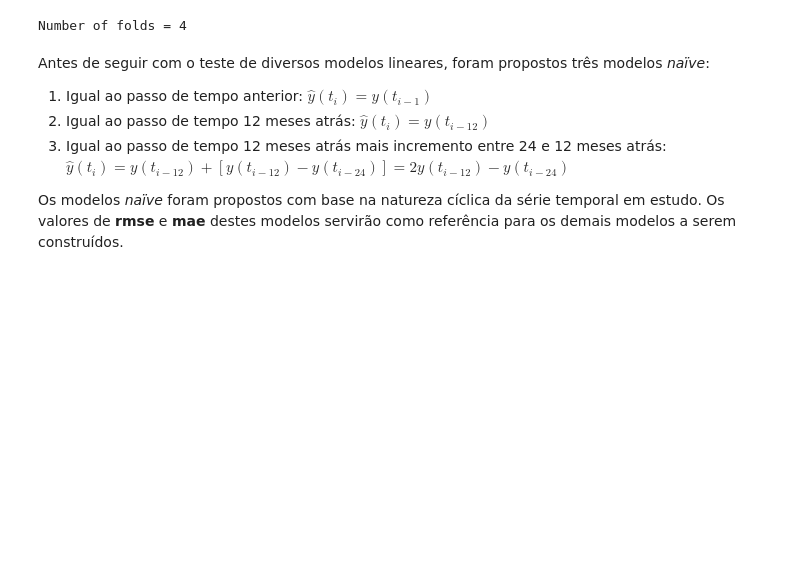
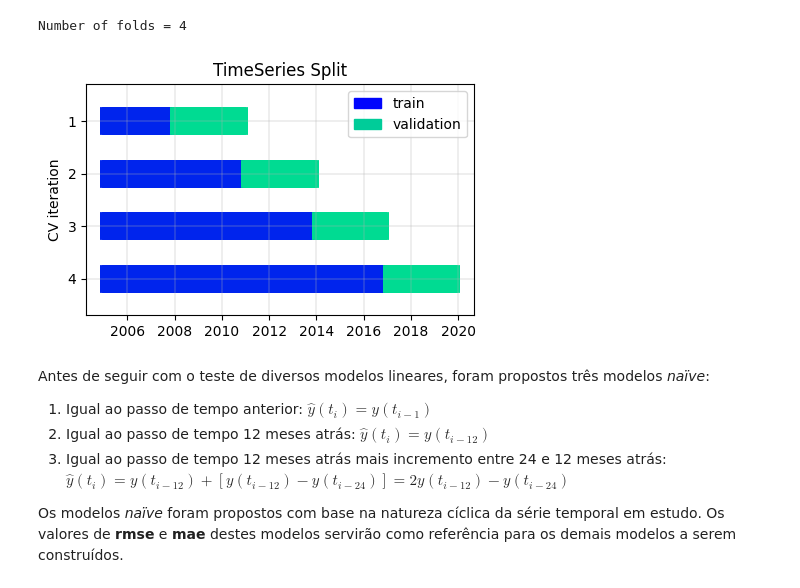
Before and after one commit to TiagoCAAmorim/machine_learning, a Jupyter notebook: Lista01/Lista01.ipynb, the cells around one changed output. Cells and saved outputs as stored; diff of their text form; code cells hidden in the pictures; blank space fills up the shorter version.

Commit message:
Added CV folds plot

```diff
--- a/Lista01/Lista01.ipynb
+++ b/Lista01/Lista01.ipynb
@@ -281,6 +282,52 @@ folds = int(np.floor(1/validation_ratio-1))
 print(f'Number of folds = {folds}')
 # %% [output]
 Number of folds = 4
+# %%
+def plot_cv_indices(cv, X, y, ax, n_splits, lw=20):
+    """Create a sample plot for indices of a cross-validation object."""
+
+    cmap_cv = plt.cm.winter
+    # Generate the training/testing visualizations for each CV split
+    for ii, (tr, tt) in enumerate(cv.split(X=X, y=y)):
+        indices = np.array([np.nan] * len(X))
+        indices[tt] = 1
+        indices[tr] = 0
+
+        ax.scatter(
+            X.index,
+            [ii + 0.5] * len(indices),
+            c=indices,
+            marker="_",
+            lw=lw,
+            cmap=cmap_cv,
+            vmin=-0.2,
+            vmax=1.2,
+        )
+
+    yticklabels = list(range(1, 1+n_splits))
+    ax.set(
+        yticks=np.arange(n_splits) + 0.5,
+        yticklabels=yticklabels,
+        ylabel="CV iteration",
+        ylim=[n_splits + 0.2, -0.2],
+        # xlim=[X.index[0],X.index[-1]]
+    )
+    ax.set_title('TimeSeries Split')
+    ax.legend(
+        [Patch(color=cmap_cv(0.02)), Patch(color=cmap_cv(0.8))],
+        ["train","validation"],
+        loc='upper right',
+    )
+    return ax
+
+fig, ax = plt.subplots(figsize=(5, 3))
+cv = TimeSeriesSplit(folds)
+plot_cv_indices(cv, df_train_val[['x_1']], df_train_val['y'], ax, folds)
+plt.grid(True, linewidth=0.3)
+plt.savefig('report/B1_Folds.png', bbox_inches='tight')
+plt.show()
+# %% [output]
+[figure, added]
 # %% [markdown]
 Antes de seguir com o teste de diversos modelos lineares, foram propostos três modelos _naïve_:
 
```
Also changed, not shown: parts of 2 cells of this notebook, 1 other file.
